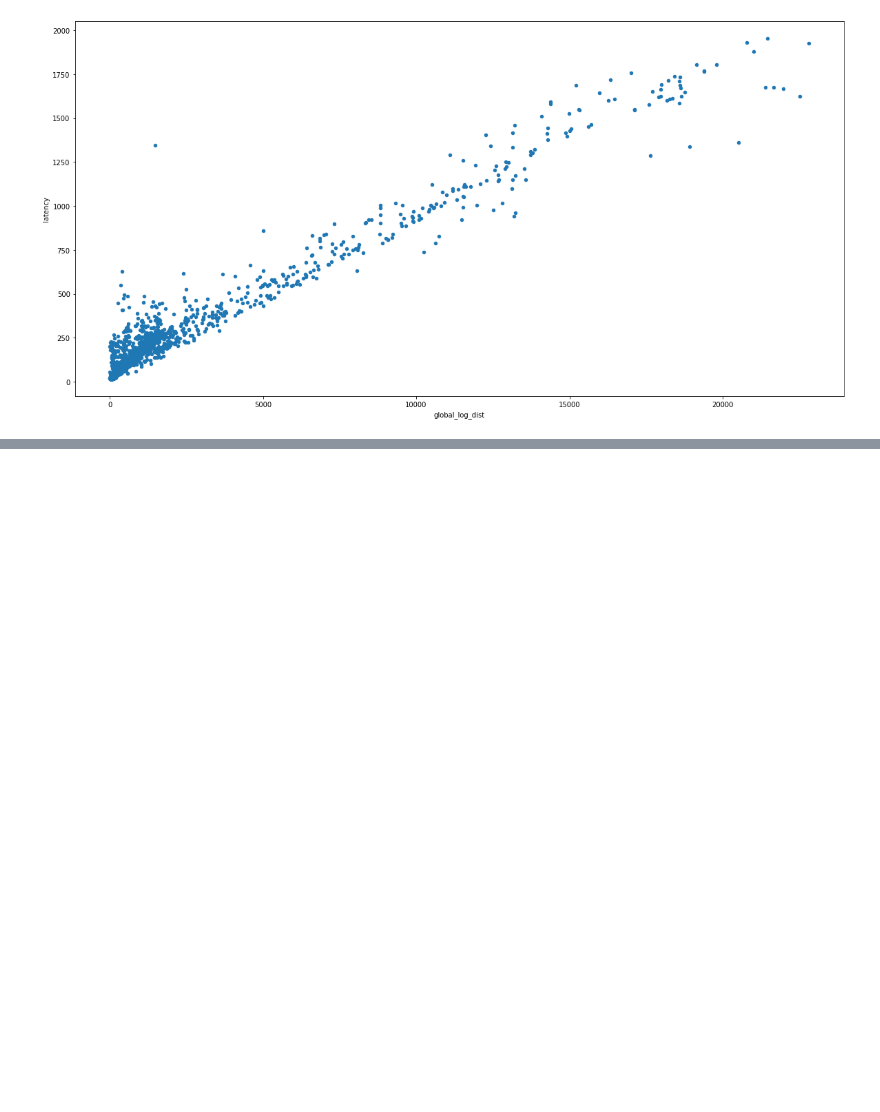
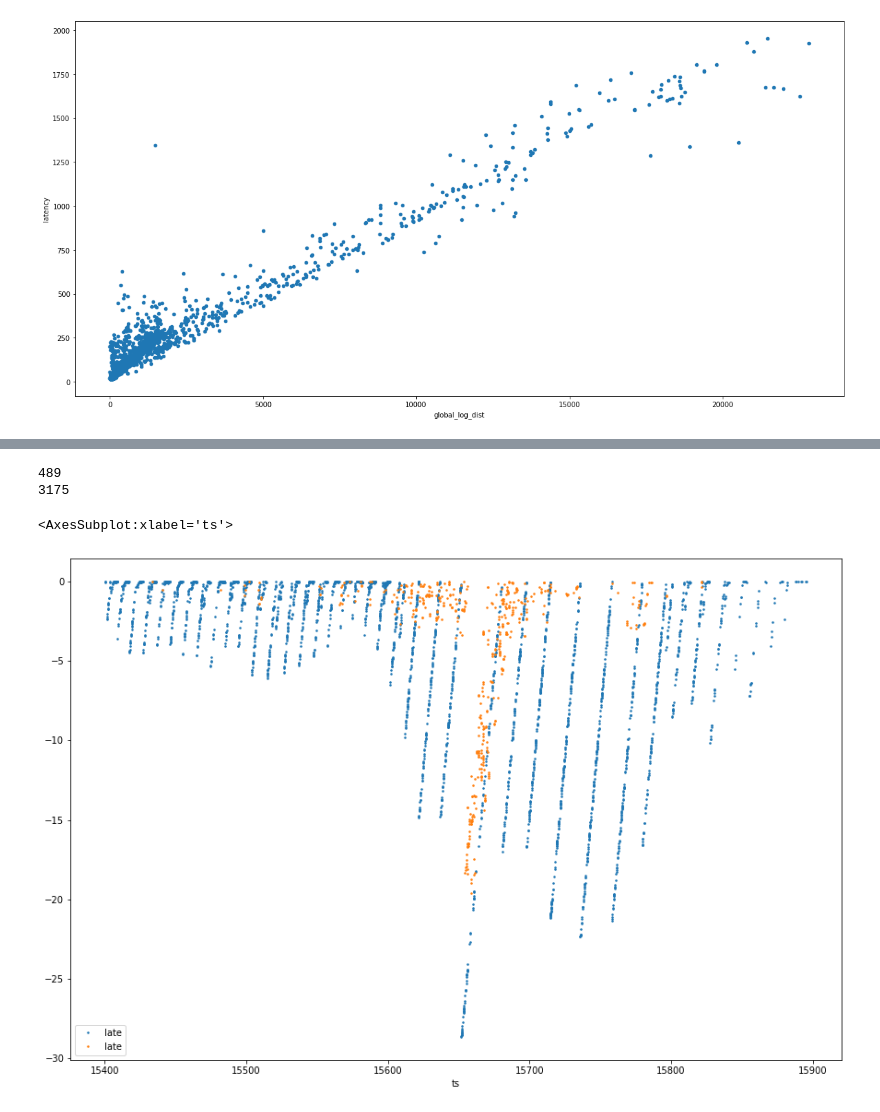
Before and after one commit to umd-dslam/DetockAnalysis, a Jupyter notebook: Other.ipynb, the cells around one changed output, grey strips where cells are left out. Cells and saved outputs as stored; diff of their text form; code cells hidden in the pictures; blank space fills up the shorter version.

```diff
--- a/Other.ipynb
+++ b/Other.ipynb
@@ -215,0 +295,37 @@ txn_df.plot.scatter(x="global_log_dist", y="latency", figsize=(20, 10))
+# %%
+from_time = 15400
+to_time = 15900
+
+df = global_log_df[
+    (global_log_df.replica == 2) &
+    (global_log_df["ts"] > from_time) &
+    (global_log_df["ts"] < to_time)
+].sort_values("ts")
+
+
+df1 = global_log_df[
+    (global_log_df.replica == 2) &
+    (global_log_df["ts"] > from_time) &
+    (global_log_df["ts"] < to_time) &
+#     (global_log_df["machine"] == 3)
+    (global_log_df.dev <= 0)
+].sort_values("ts")
+print(len(df1))
+
+df2 = global_log_df[
+    (global_log_df.replica == 2) &
+    (global_log_df["ts"] > from_time) &
+    (global_log_df["ts"] < to_time) &
+#     (global_log_df["machine"] == 3)
+    (global_log_df.dev > 0)
+].sort_values("ts")
+print(len(df2))
+
+_, ax = plt.subplots(1, 1, figsize=(15, 10))
+df2.plot(x='ts', y='late', ax=ax, linewidth=0.0, marker='.', markersize=3.0)
+df1.plot(x='ts', y='late', ax=ax, linewidth=0.0, marker='.', markersize=3.0)
+# %% [output]
+489
+3175
+<AxesSubplot:xlabel='ts'>
+[figure, added]
```
Also changed, not shown: parts of 11 cells of this notebook, 7 other files.
